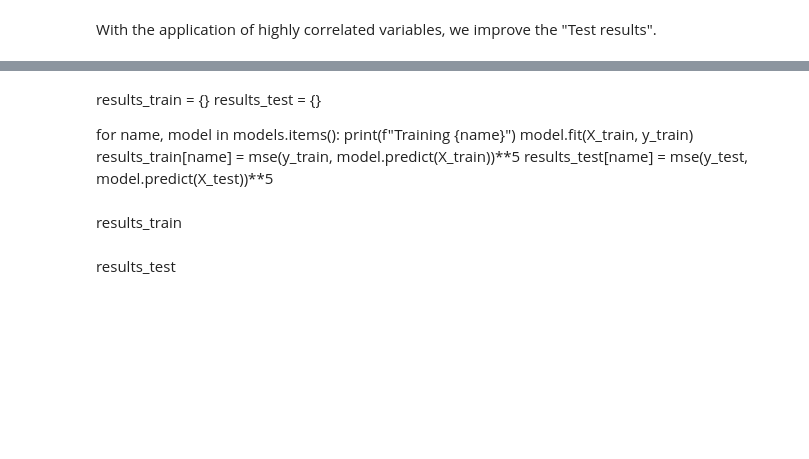
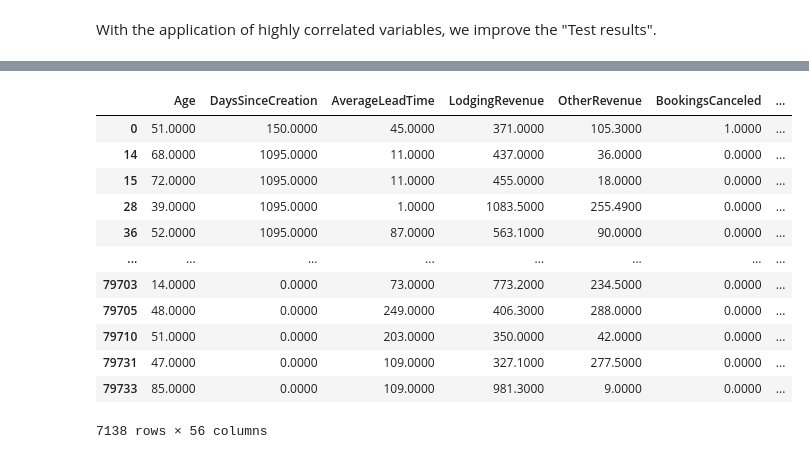
Before and after one commit to iremirezdeganuza72/Cohort_Analysis, a Jupyter notebook: Cohort analysis and segmentation.ipynb, the cells around one changed output, grey strips where cells are left out. Saved outputs shown, nothing was run; the diff lists cells and outputs as text; code cells hidden in the pictures; blank space fills up the shorter version.

```diff
--- a/Cohort analysis and segmentation.ipynb
+++ b/Cohort analysis and segmentation.ipynb
@@ -1011,6 +980,0 @@ results_test
-# %%
-pd.set_option("display.float_format", lambda x: "%.4f" % x)
-pd.DataFrame({
-    "Train": results_train,
-    "Test": results_test,
-})
@@ -1036,13 +981,19 @@ models = {
-# %% [markdown]
-results_train = {}
-results_test = {}
-
-for name, model in models.items():
-    print(f"Training {name}")
-    model.fit(X_train, y_train)
-    results_train[name] = mse(y_train, model.predict(X_train))**5
-    results_test[name] = mse(y_test, model.predict(X_test))**5
-# %% [markdown]
-results_train
-# %% [markdown]
-results_test
+# %%
+clf = KNN(contamination=0.1)
+clf.fit(df1)
+y_pred = clf.predict(df1)
+df1[y_pred == 1]
+# %% [output]
+|  | Age | DaysSinceCreation | AverageLeadTime | LodgingRevenue | OtherRevenue | BookingsCanceled | ... |
+| 0 | 51.0000 | 150.0000 | 45.0000 | 371.0000 | 105.3000 | 1.0000 | ... |
+| 14 | 68.0000 | 1095.0000 | 11.0000 | 437.0000 | 36.0000 | 0.0000 | ... |
+| 15 | 72.0000 | 1095.0000 | 11.0000 | 455.0000 | 18.0000 | 0.0000 | ... |
+| 28 | 39.0000 | 1095.0000 | 1.0000 | 1083.5000 | 255.4900 | 0.0000 | ... |
+| 36 | 52.0000 | 1095.0000 | 87.0000 | 563.1000 | 90.0000 | 0.0000 | ... |
+| ... | ... | ... | ... | ... | ... | ... | ... |
+| 79703 | 14.0000 | 0.0000 | 73.0000 | 773.2000 | 234.5000 | 0.0000 | ... |
+| 79705 | 48.0000 | 0.0000 | 249.0000 | 406.3000 | 288.0000 | 0.0000 | ... |
+| 79710 | 51.0000 | 0.0000 | 203.0000 | 350.0000 | 42.0000 | 0.0000 | ... |
+| 79731 | 47.0000 | 0.0000 | 109.0000 | 327.1000 | 277.5000 | 0.0000 | ... |
+| 79733 | 85.0000 | 0.0000 | 109.0000 | 981.3000 | 9.0000 | 0.0000 | ... |
+7138 rows × 56 columns
```
Also changed, not shown: parts of 16 cells of this notebook.
